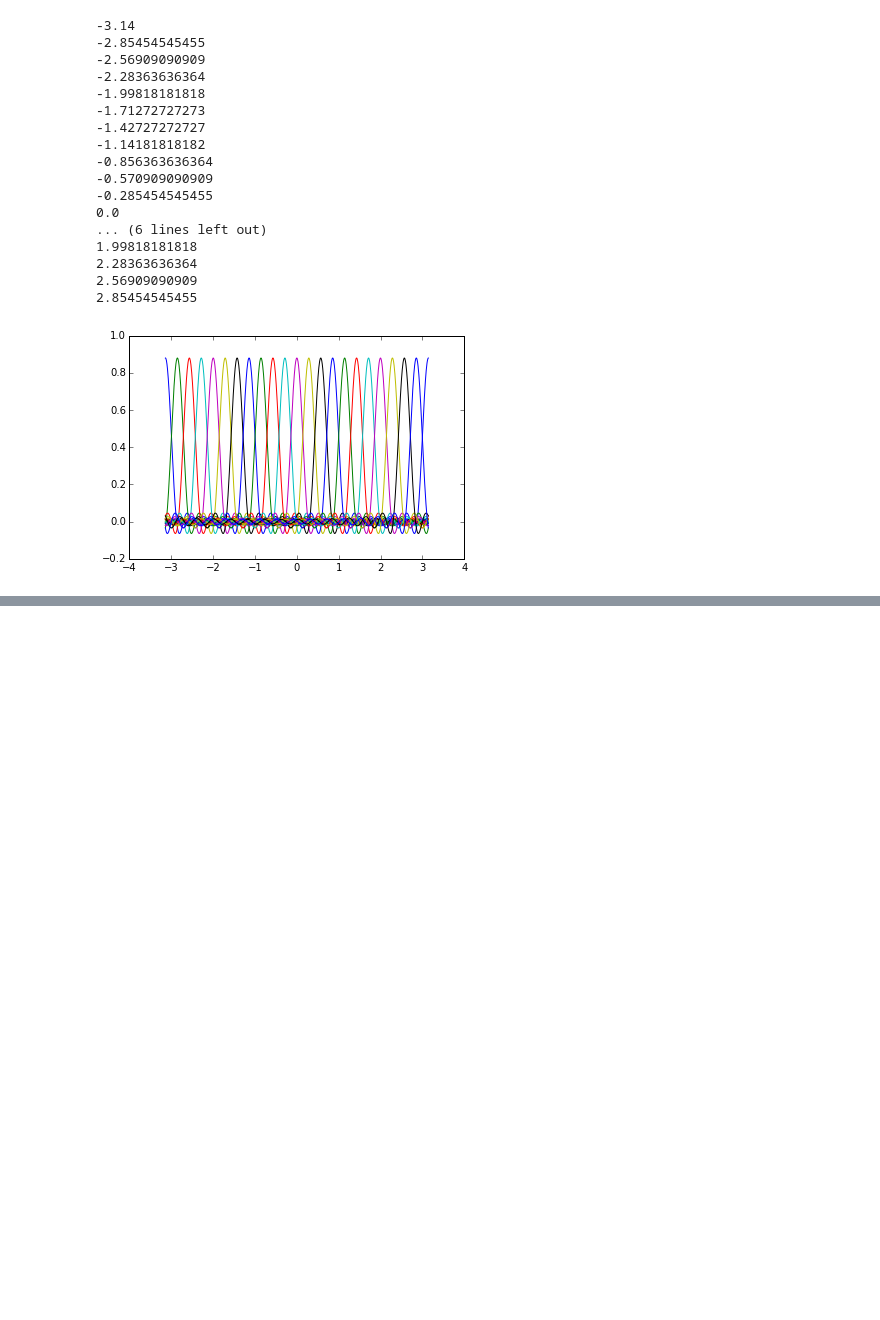
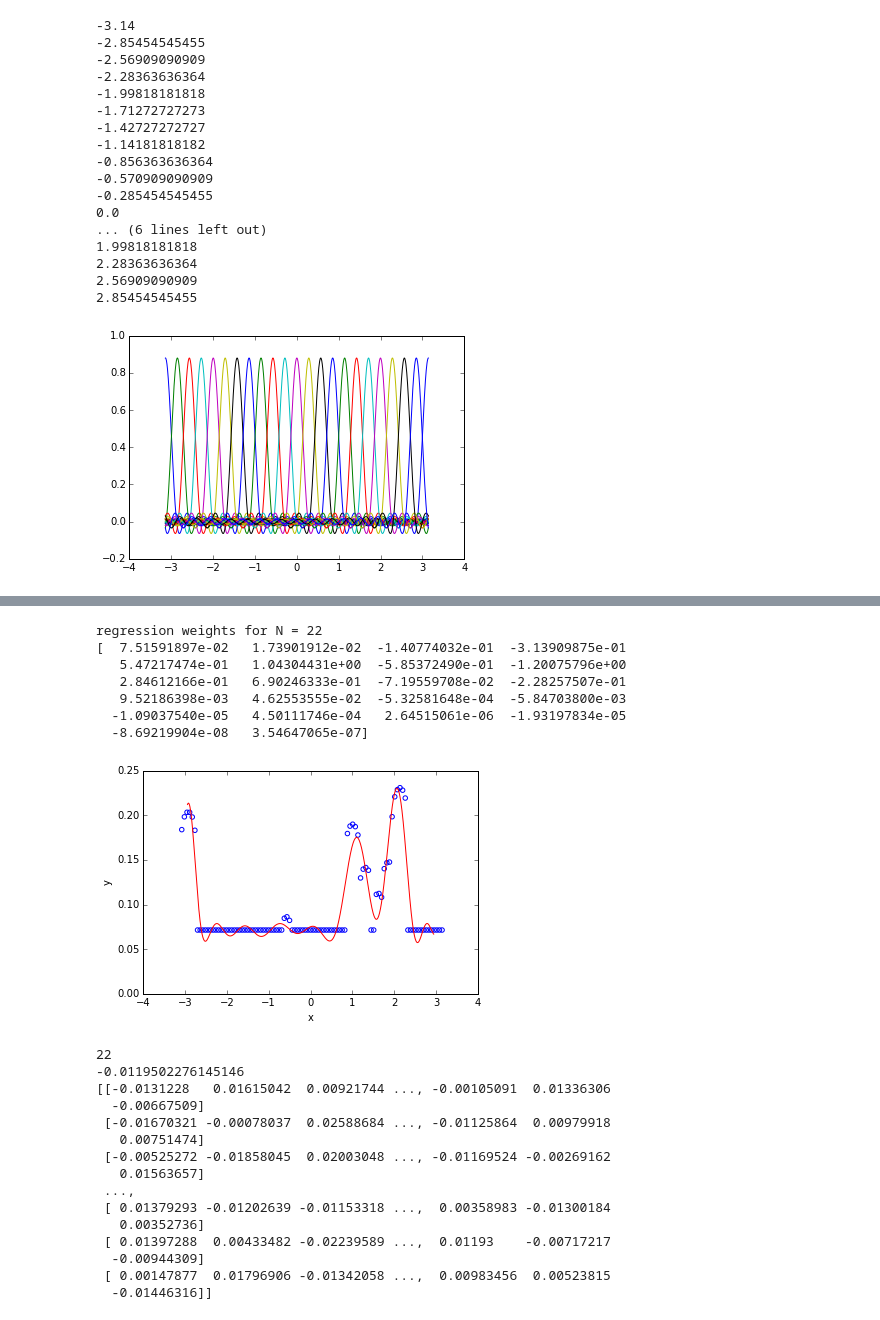
Before and after one commit to peteflorence/GeometricPDEs, a Jupyter notebook: _RotatingBot/BasisFunctionFitting.ipynb, the cells around one changed output, grey strips where cells are left out. Saved outputs shown, nothing was run; the diff lists cells and outputs as text; code cells hidden in the pictures; blank space fills up the shorter version.

Commit message:
working for N = 22 rbfs, approximated by M=15 fourier degree

```diff
--- a/_RotatingBot/BasisFunctionFitting.ipynb
+++ b/_RotatingBot/BasisFunctionFitting.ipynb
@@ -234,3 +175,52 @@ IndexError: list index out of range
+# %%
+N = 22   # number of Fourier-approximation-of-3-Gaussian basis functions
+M = 15    # order of Fourier series
+sig = 0.1
+
+laserDepths2 = np.array(laserDepths) * 0
+for i in range(len(laserDepths)):
+    laserDepths2[i] = 1.0/laserDepths[i]
+
+lr = LinearRegression(laseAngles2,laserDepths2,N-1)
+w = lr.reg()
+print "regression weights for N = " + str(N)
+print w
+plot(lr,w)
+
+print len(cslist)
+
+lr = LinearRegression(laseAngles2,laserDepths2,N)
+lr.setBases(N,M,cslist)
+print lr.bases[0](0)
+lr.RBF_Phi(N)
+w = lr.reg()
+print "regression weights for N = " + str(N)
+print w
+plotRBFbases(lr,w)
+# %% [output]
+regression weights for N = 22
+[  7.51591897e-02   1.73901912e-02  -1.40774032e-01  -3.13909875e-01
+   5.47217474e-01   1.04304431e+00  -5.85372490e-01  -1.20075796e+00
+   2.84612166e-01   6.90246333e-01  -7.19559708e-02  -2.28257507e-01
+   9.52186398e-03   4.62553555e-02  -5.32581648e-04  -5.84703800e-03
+  -1.09037540e-05   4.50111746e-04   2.64515061e-06  -1.93197834e-05
+  -8.69219904e-08   3.54647065e-07]
+[figure, added]
+22
+-0.0119502276145146
+[[-0.0131228   0.01615042  0.00921744 ..., -0.00105091  0.01336306
+  -0.00667509]
+ [-0.01670321 -0.00078037  0.02588684 ..., -0.01125864  0.00979918
+   0.00751474]
+ [-0.00525272 -0.01858045  0.02003048 ..., -0.01169524 -0.00269162
+   0.01563657]
+ ...,
+ [ 0.01379293 -0.01202639 -0.01153318 ...,  0.00358983 -0.01300184
+   0.00352736]
+ [ 0.01397288  0.00433482 -0.02239589 ...,  0.01193    -0.00717217
+  -0.00944309]
+ [ 0.00147877  0.01796906 -0.01342058 ...,  0.00983456  0.00523815
+  -0.01446316]]
 # %%
 def gradDescentSSE():
     N = 40
```
Also changed, not shown: parts of 5 cells of this notebook, 2 other files.
